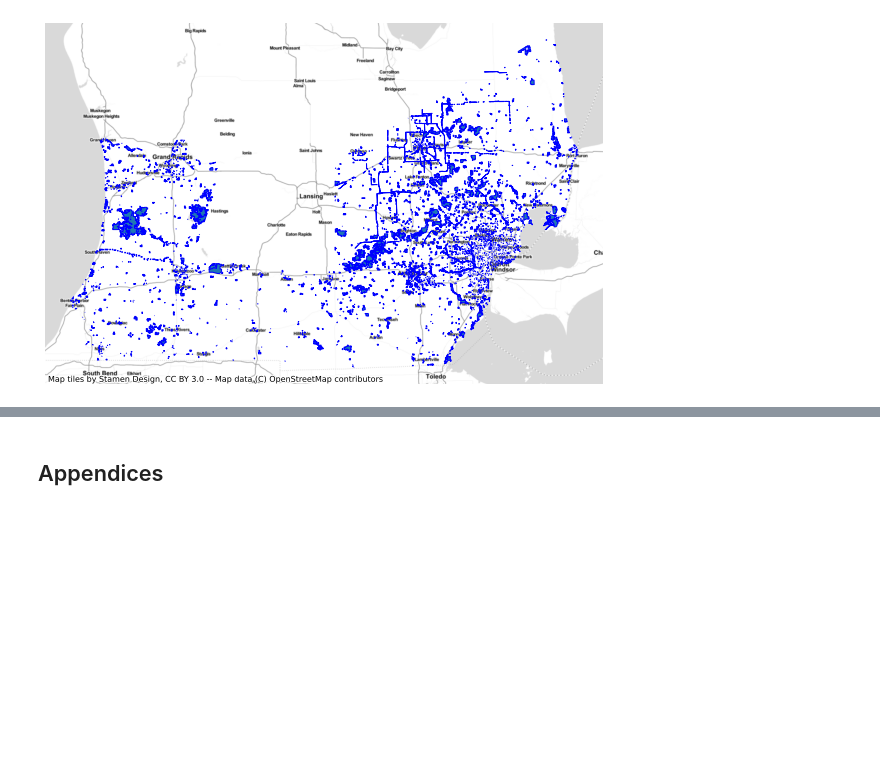
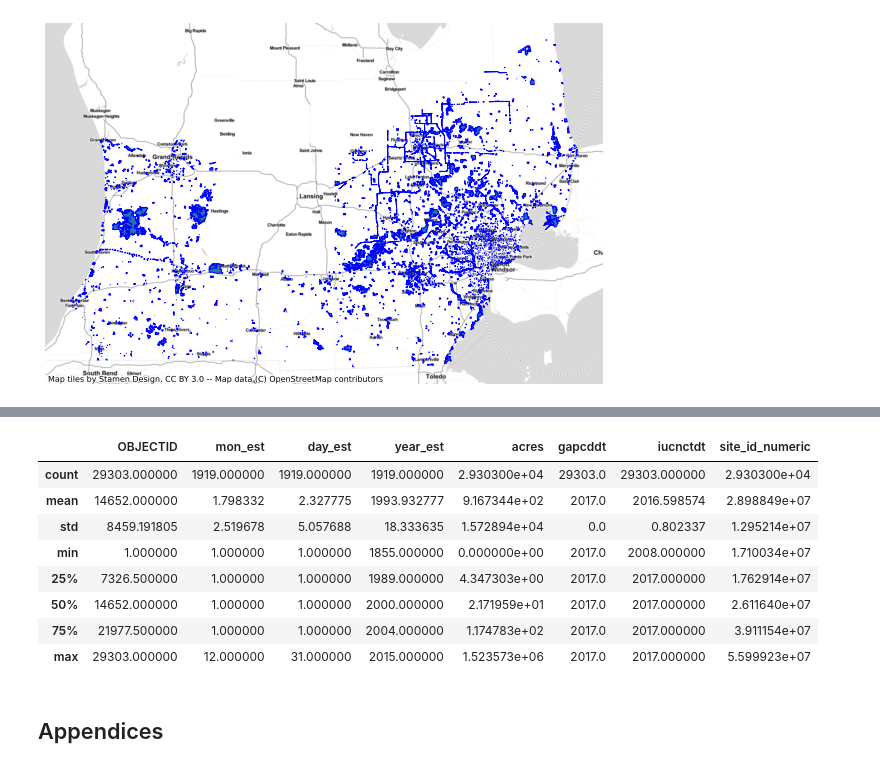
Before and after one commit to Location-Artistry/ColabNotebooks, a Jupyter notebook: Public_Lands_in_NHBP_Ceded_Territories.ipynb, the cells around one changed output, grey strips where cells are left out. Cells and saved outputs as stored; diff of their text form; code cells hidden in the pictures; blank space fills up the shorter version.

```diff
--- a/Public_Lands_in_NHBP_Ceded_Territories.ipynb
+++ b/Public_Lands_in_NHBP_Ceded_Territories.ipynb
@@ -254,3 +347,18 @@ exportDataFrame(gdfExport, 'NHBP-PUBLIC-CEDED.xlsx')
+# %%
+fileURL = 'https://opendata.arcgis.com/datasets/a0836d06d2b644c0bac79734cfcb2acc_0.geojson'
+gdf = gpd.read_file(fileURL)
+# %%
+gdf.describe()
+# %% [output]
+|  | OBJECTID | mon_est | day_est | year_est | acres | gapcddt | iucnctdt | site_id_numeric |
+| count | 29303.000000 | 1919.000000 | 1919.000000 | 1919.000000 | 2.930300e+04 | 29303.0 | 29303.000000 | 2.930300e+04 |
+| mean | 14652.000000 | 1.798332 | 2.327775 | 1993.932777 | 9.167344e+02 | 2017.0 | 2016.598574 | 2.898849e+07 |
+| std | 8459.191805 | 2.519678 | 5.057688 | 18.333635 | 1.572894e+04 | 0.0 | 0.802337 | 1.295214e+07 |
+| min | 1.000000 | 1.000000 | 1.000000 | 1855.000000 | 0.000000e+00 | 2017.0 | 2008.000000 | 1.710034e+07 |
+| 25% | 7326.500000 | 1.000000 | 1.000000 | 1989.000000 | 4.347303e+00 | 2017.0 | 2017.000000 | 1.762914e+07 |
+| 50% | 14652.000000 | 1.000000 | 1.000000 | 2000.000000 | 2.171959e+01 | 2017.0 | 2017.000000 | 2.611640e+07 |
+| 75% | 21977.500000 | 1.000000 | 1.000000 | 2004.000000 | 1.174783e+02 | 2017.0 | 2017.000000 | 3.911154e+07 |
+| max | 29303.000000 | 12.000000 | 31.000000 | 2015.000000 | 1.523573e+06 | 2017.0 | 2017.000000 | 5.599923e+07 |
 # %% [markdown]
 ## Appendices
 # %%
```
Also changed, not shown: parts of 28 cells of this notebook.
